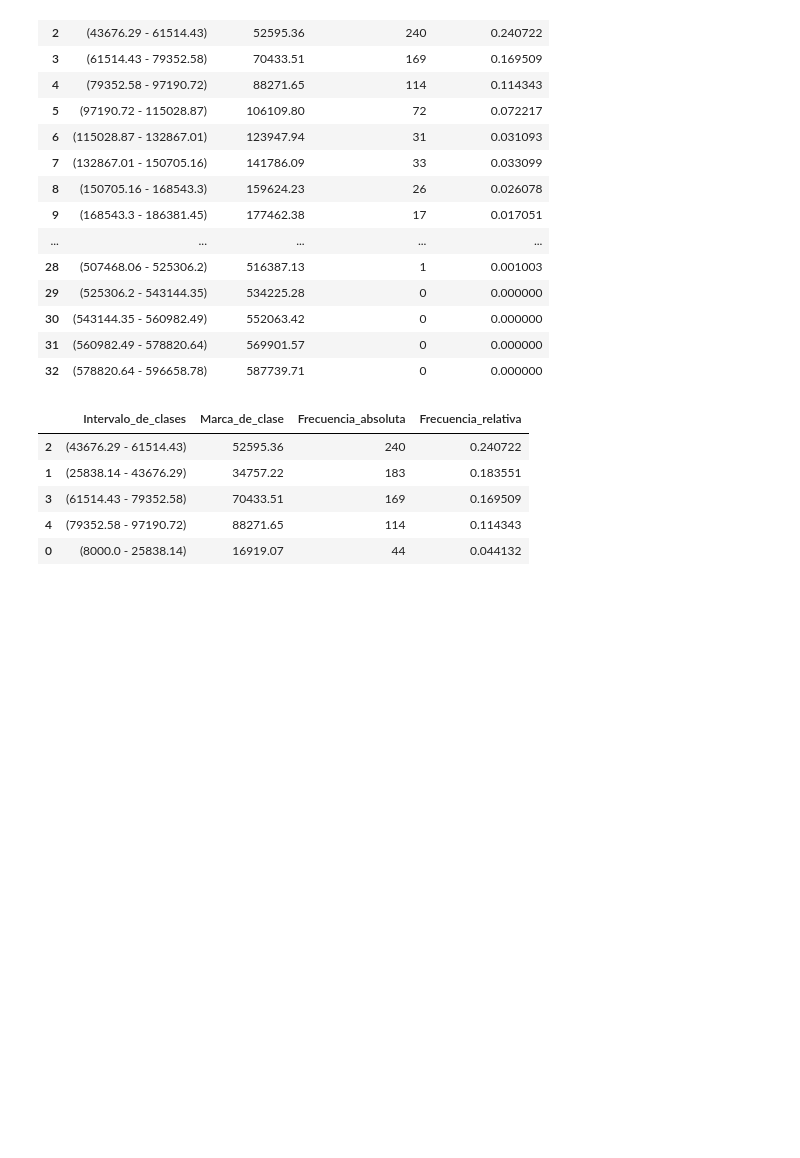
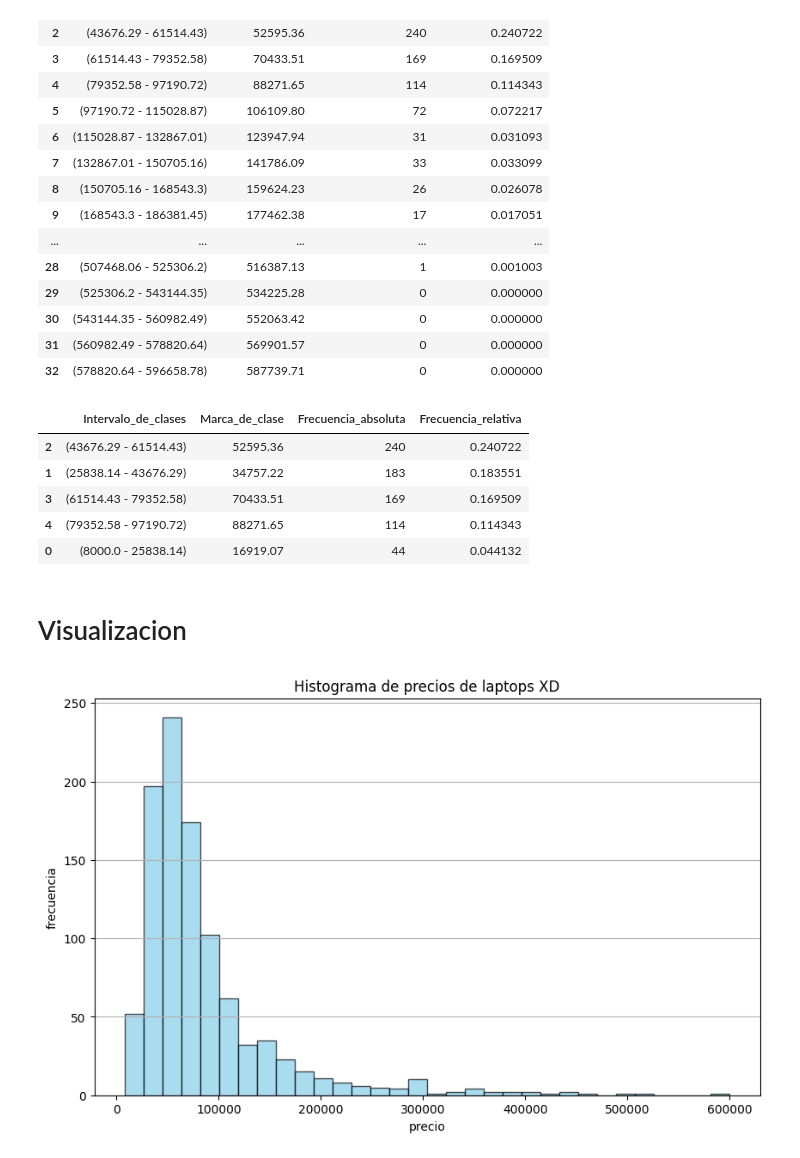
Before and after one commit to galileoguzman/DATA-ANA-24-BEDU-02, a Jupyter notebook: 02_tablas_de_frecuencias.ipynb, the cells around one changed output. Drawn from its saved outputs; the diff is of its cells as text; code cells hidden in the pictures; blank space fills up the shorter version.

Commit message:
Visualizacion | matplotlib

```diff
--- a/02_tablas_de_frecuencias.ipynb
+++ b/02_tablas_de_frecuencias.ipynb
@@ -94,3 +99,20 @@ tabla_frecuencias_num.head().sort_values(by='Frecuencia_absoluta', ascending=Fal
 | 3 | (61514.43 - 79352.58) | 70433.51 | 169 | 0.169509 |
 | 4 | (79352.58 - 97190.72) | 88271.65 | 114 | 0.114343 |
 | 0 | (8000.0 - 25838.14) | 16919.07 | 44 | 0.044132 |
+# %% [markdown]
+# Visualizacion
+# %%
+# Configuracion de histograma
+plt.figure(figsize=(10,6))
+plt.hist(df['price'], bins=32, color='skyblue', edgecolor='black', alpha=0.7)
+
+# Etiquetas / titulos
+plt.title('Histograma de precios de laptops XD')
+plt.xlabel('precio')
+plt.ylabel('frecuencia')
+plt.grid(axis='y')
+
+# Mostrar histograma
+plt.show()
+# %% [output]
+[figure, added]
```
Also changed, not shown: parts of 2 cells of this notebook.
